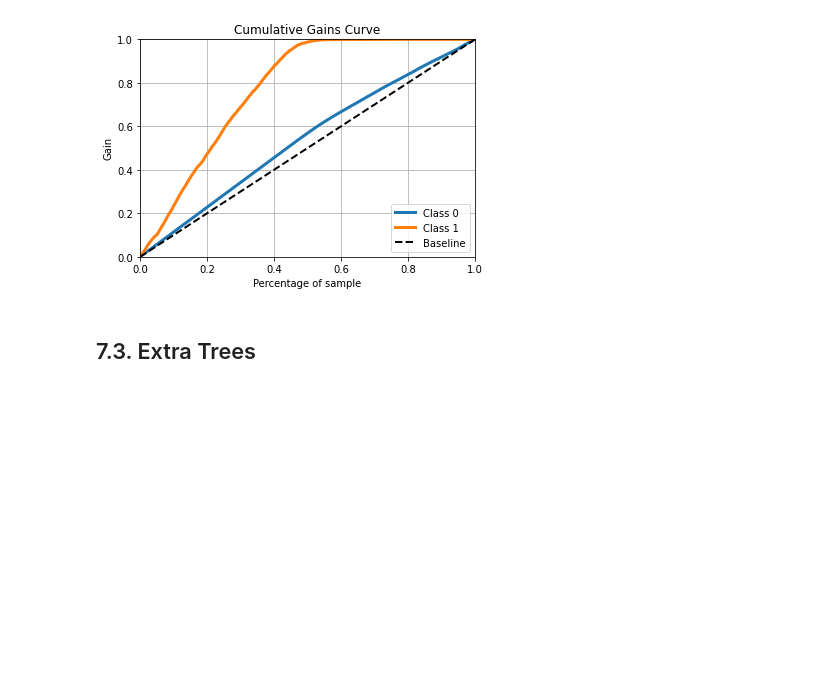
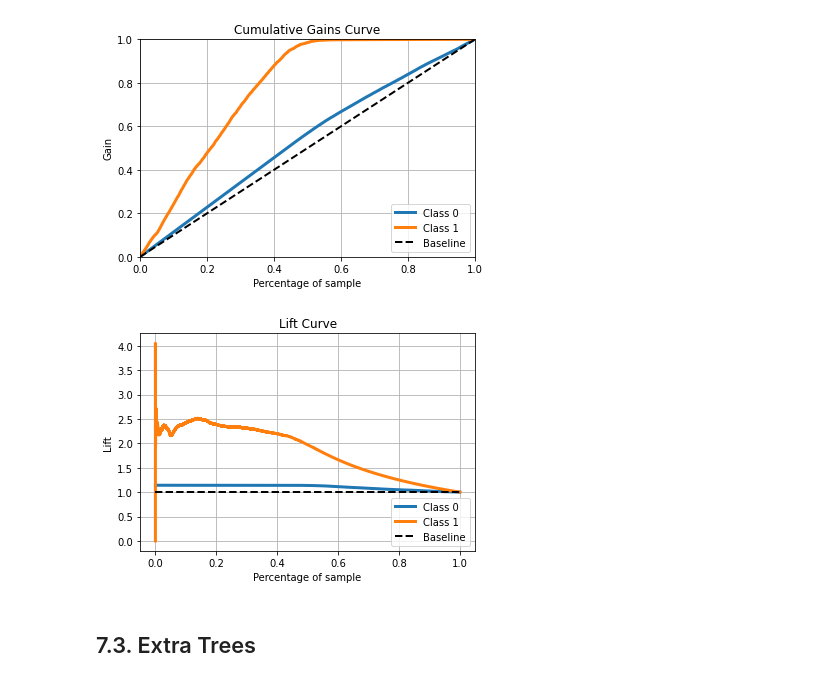
Before and after one commit to laurivansareta/Health-Insurance-Ranking, a Jupyter notebook: notebooks/1.0.ls_health_insurance_cross_sell.ipynb, the cells around one changed output. Drawn from its saved outputs; the diff is of its cells as text; code cells hidden in the pictures; blank space fills up the shorter version.

```diff
--- a/notebooks/1.0.ls_health_insurance_cross_sell.ipynb
+++ b/notebooks/1.0.ls_health_insurance_cross_sell.ipynb
@@ -481,5 +507,10 @@ yhat_lr = lr_model.predict_proba( x_val )
 skplt.metrics.plot_cumulative_gain( y_val, yhat_lr );
 # %% [output]
 [figure]
+# %%
+# Lift Curve
+skplt.metrics.plot_lift_curve( y_val, yhat_lr );
+# %% [output]
+[figure, added]
 # %% [markdown]
 ## 7.3. Extra Trees
```
Also changed, not shown: parts of 25 cells of this notebook, 6 other files.
